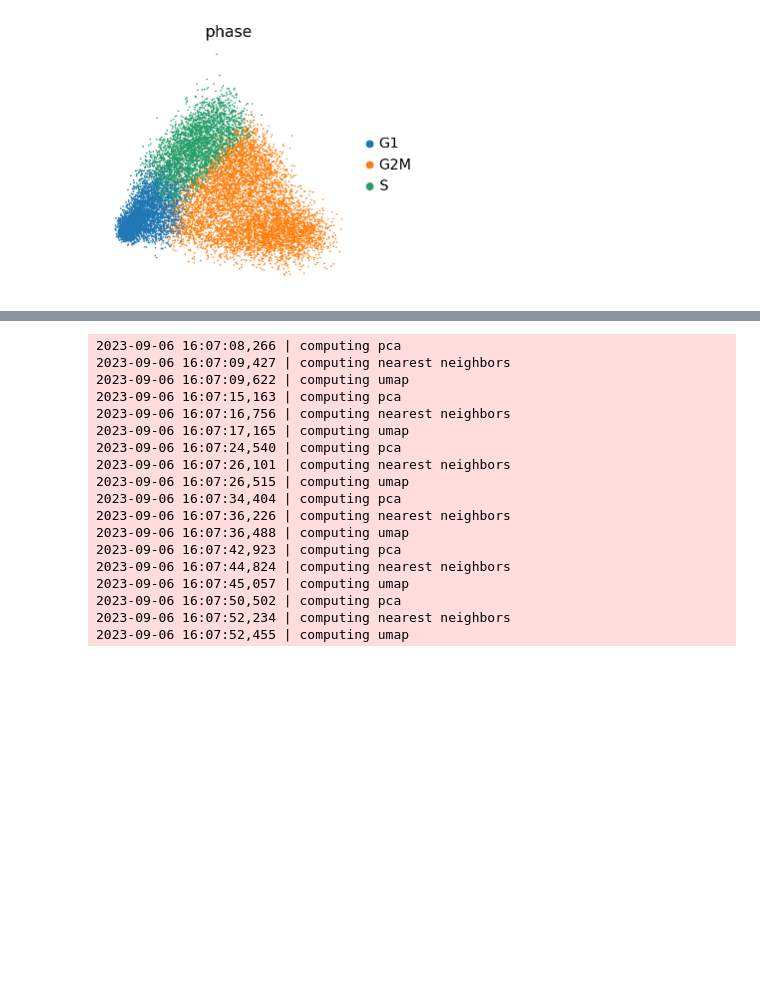
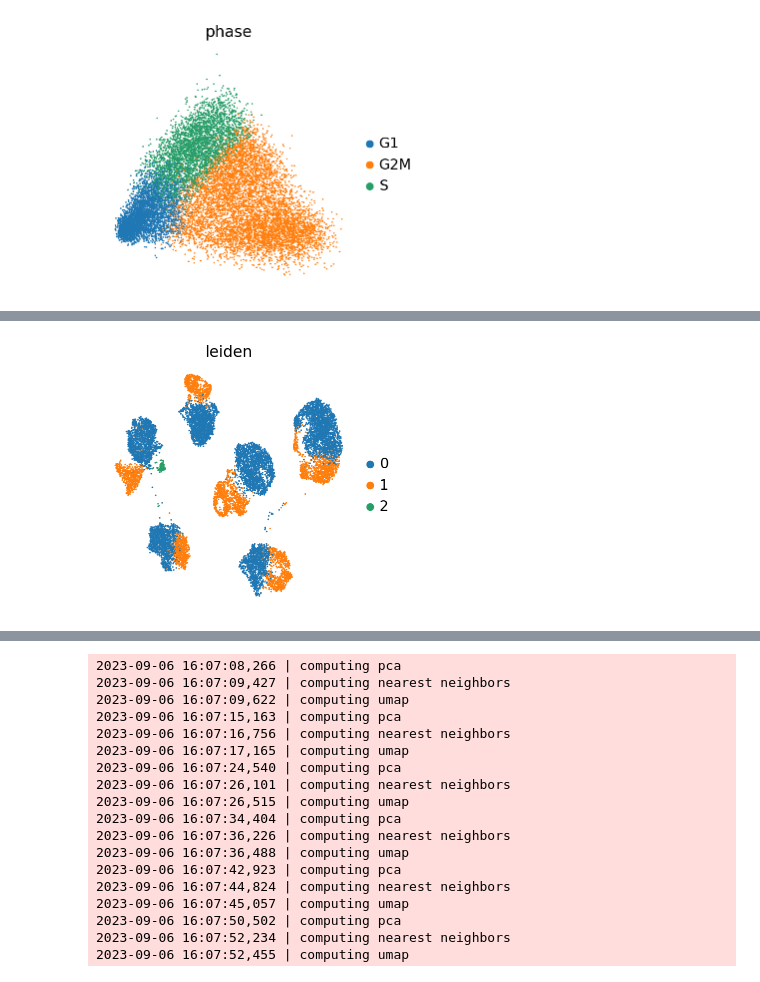
Before and after one commit to brocklab/clusterCleaver-analysis, a Jupyter notebook: notebooks/separation/process10x_R.ipynb, the cells around one changed output, grey strips where cells are left out. Cells and saved outputs as stored; diff of their text form; code cells hidden in the pictures; blank space fills up the shorter version.

```diff
--- a/notebooks/separation/process10x_R.ipynb
+++ b/notebooks/separation/process10x_R.ipynb
@@ -355,3 +355,32 @@ adata.write_h5ad('../../data/h5ads/jostner-processed-regressed.h5ad')
 [figure]
 # %%
 adata.write_h5ad('../../data/h5ads/jostner-processed-regressed.h5ad')
+# %%
+from scrna.cluster.main import compute_dimensionality_reductions
+adata = sc.read_h5ad('../../data/h5ads/jostner-processed-regressed.h5ad')
+adata = adata[adata.obs['scDblFinder_class'] == 'singlet']
+adata.obs['leiden'] = '0'
+for sample in adata.obs['sample'].unique():
+    adataSub = adata[adata.obs['sample'] == sample]
+    compute_dimensionality_reductions(adataSub)
+    leidenResolution = 2
+    nLeiden = 5
+    c = 1
+    if sample == 'hcc38':
+        initLeiden = 3
+    else:
+        initLeiden = 2
+    while nLeiden != initLeiden:
+        leidenResolution /= 1.3
+        sc.tl.leiden(adataSub, resolution= leidenResolution)
+        nLeiden = len(adataSub.obs['leiden'].unique())
+        c += 1
+        if c > 20:
+            leidenResolution = 0
+            break
+    adata.obs.loc[adataSub.obs['leiden'].index,'leiden'] = adataSub.obs['leiden']
+
+sc.pl.umap(adata, color = 'leiden')
+
+adata.layers['regress'] = adata.X
+# %% [output]
@@ -357,0 +405 @@ adata.write_h5ad('../../data/h5ads/jostner-processed-regressed.h5ad')
+[figure, added]
```
Also changed, not shown: parts of 4 cells of this notebook, 6 other files.
